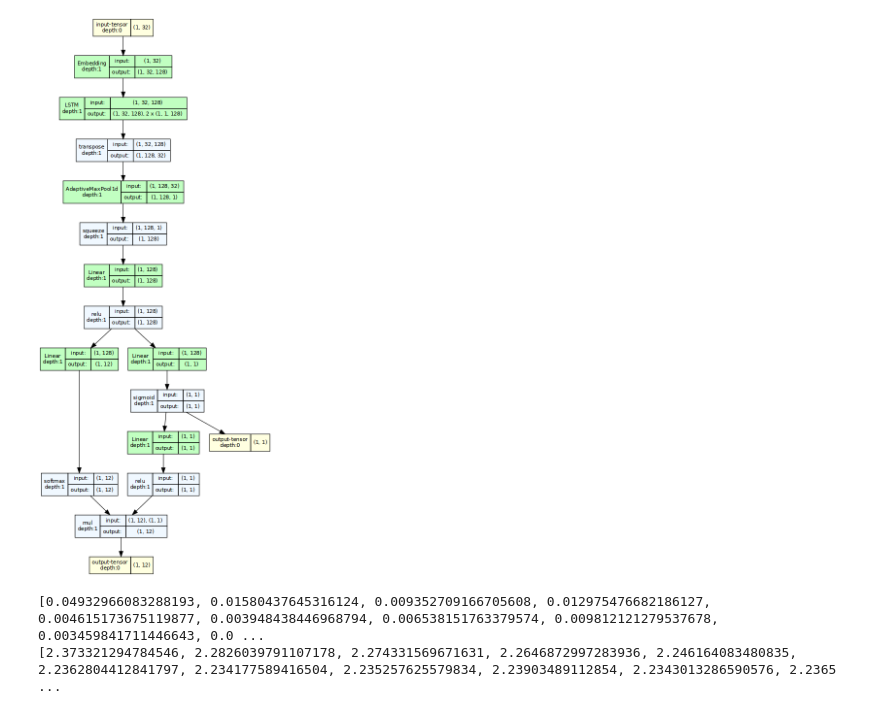
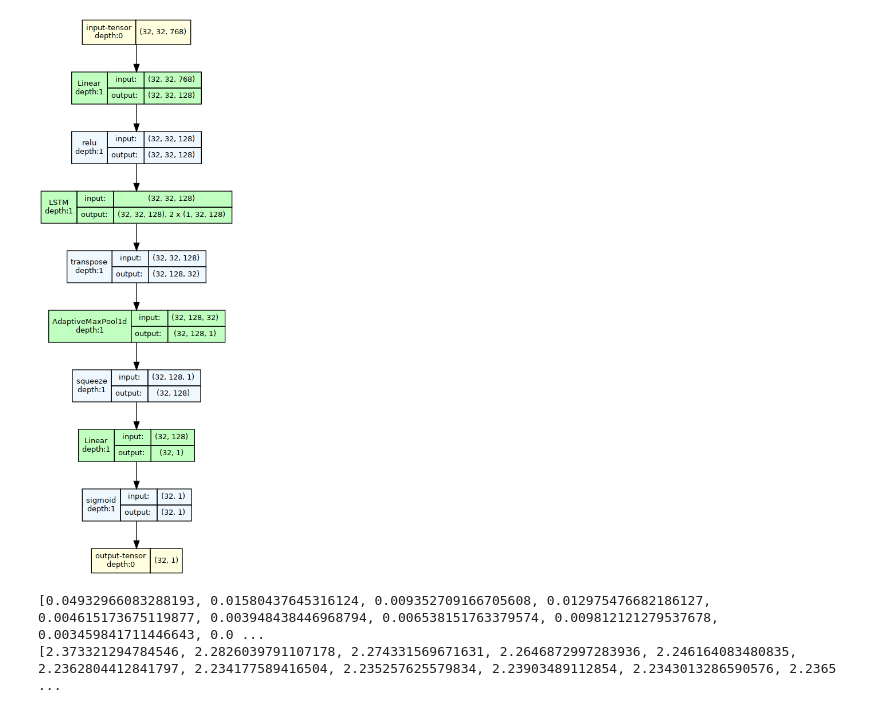
Before and after one commit to Hetling/NLP-second-year-project, a Jupyter notebook: visualize_net.ipynb, the cells around one changed output. Cells and saved outputs as stored; diff of their text form; code cells hidden in the pictures.

Commit message:
Added images and visualizations

```diff
--- a/visualize_net.ipynb
+++ b/visualize_net.ipynb
@@ -8,13 +8,14 @@ from models import Approach3CombinedModel, Approach2
 # %%
-model = Approach3CombinedModel(14859, 128, 13)
+model = Approach1EntityClassification(14859, 128, 13)
 # model.load_state_dict(torch.load('models/approach3.pt'))
-batch_size = 1
+batch_size = 32
 # device='meta' -> no memory is consumed for visualization
-x = torch.randint(0, 14859, (batch_size, 32))
+# x = torch.randint(0, 14859, (batch_size, 32))
+x = torch.randn(batch_size, 32, 768)
 model_graph = draw_graph(model, input_data=x, device='meta')
 model_graph.visual_graph
 # %% [output]
-[figure, old version]
+[figure, new version]
 # %%
 # Loss decrease over epochs visualized
 
```
Also changed, not shown: parts of 1 cell of this notebook, 4 other files.
